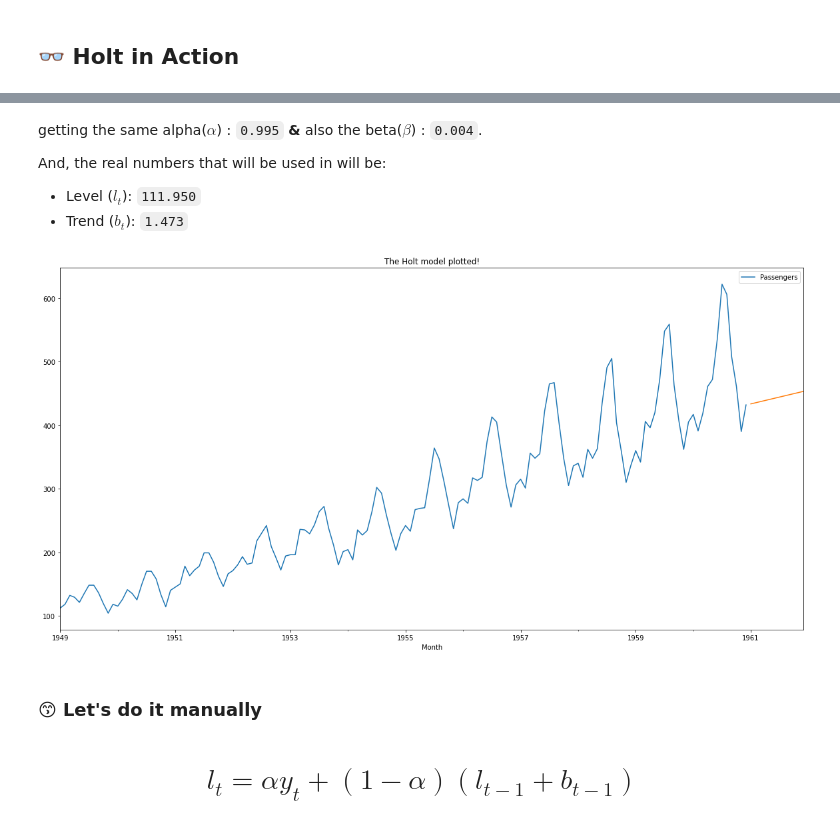
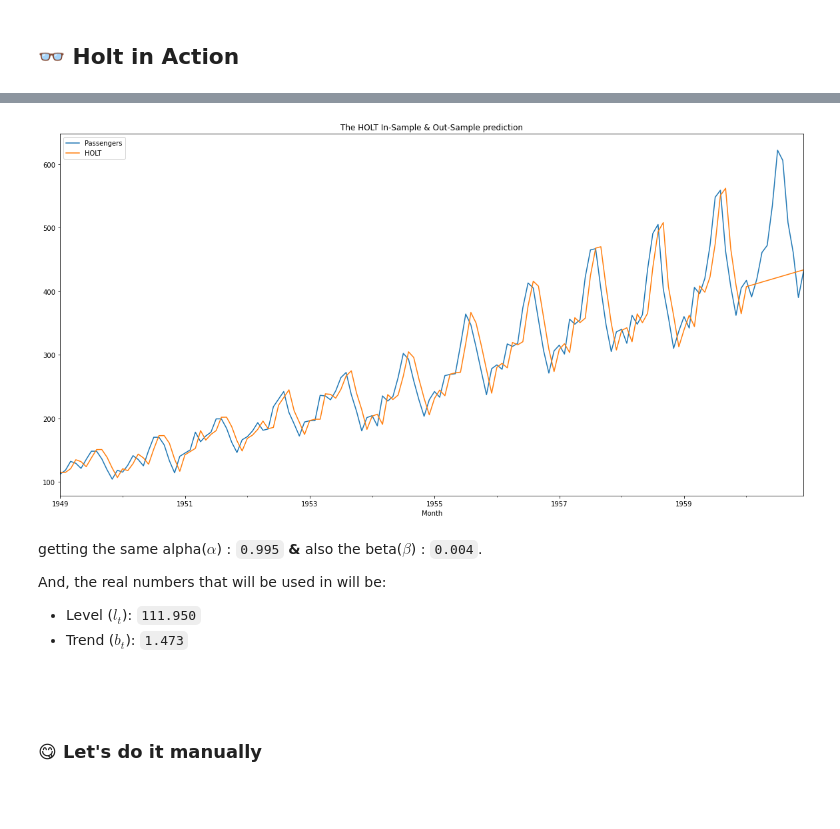
Before and after one commit to AayushSameerShah/TimeSeries-Forecasting, a Jupyter notebook: 2. Exponential Smoothing and ETS/5. Holt Winters (Linear Version).ipynb, the cells around one changed output, grey strips where cells are left out. Drawn from its saved outputs; the diff is of its cells as text; code cells hidden in the pictures; blank space fills up the shorter version.

Commit message:
90% done with Holt's model

```diff
--- a/2. Exponential Smoothing and ETS/5. Holt Winters (Linear Version).ipynb
+++ b/2. Exponential Smoothing and ETS/5. Holt Winters (Linear Version).ipynb
@@ -96,0 +86,6 @@ results = holt.fit()
+# %%
+train = passengers["Passengers"].iloc[:-12] # Leaving last 12 months for testing
+test = passengers["Passengers"].iloc[-12:] # Taking last 12 months for testing
+# %%
+# Building the model
+holt = Holt(train, initialization_method="legacy-heuristic")
@@ -107,3 +110,9 @@ results.params
  'use_boxcox': False,
  'lamda': None,
  'remove_bias': False}
+# %%
+start =  train.index[0]
+till =  test.index[-1]
+print("START: ", start)
+print("TILL: ", till)
+passengers["HOLT"] = results.predict(start, till)
@@ -110,16 +122,15 @@ results.params
+# %%
+passengers[["Passengers", "HOLT"]].plot()
+plt.title("The HOLT In-Sample & Out-Sample prediction");
+# %% [output]
+[figure, added]
 # %% [markdown]
 getting the same alpha($\alpha$) : `0.995` **&** also the beta($\beta$) : `0.004`.
 
 And, the real numbers that will be used in will be:
 - Level ($l_t$): `111.950`
 - Trend ($b_t$): `1.473`
-# %%
-passengers.plot()
-results.forecast(12).plot()
-plt.title("The Holt model plotted!");
-# %% [output]
-[figure, removed]
+# %% [markdown]
+#####
 # %% [markdown]
-### 😙 Let's do it manually
+### 😋 Let's do it manually
-# %% [markdown]
-# $$l_t = \alpha y_t + (1 - \alpha)(l_{t - 1} + b_{t - 1})$$
```
Also changed, not shown: parts of 28 cells of this notebook, 2 other files.
